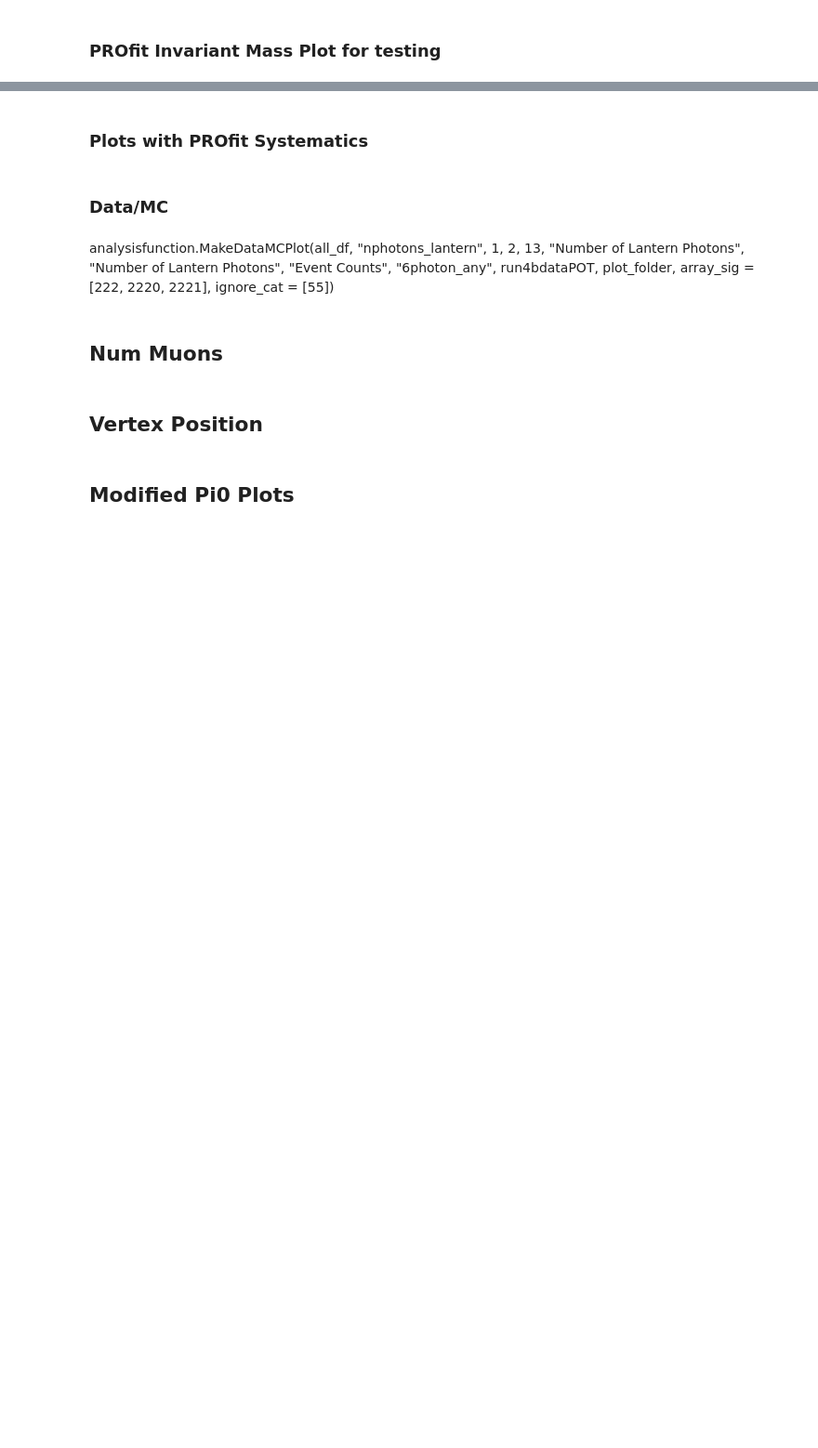
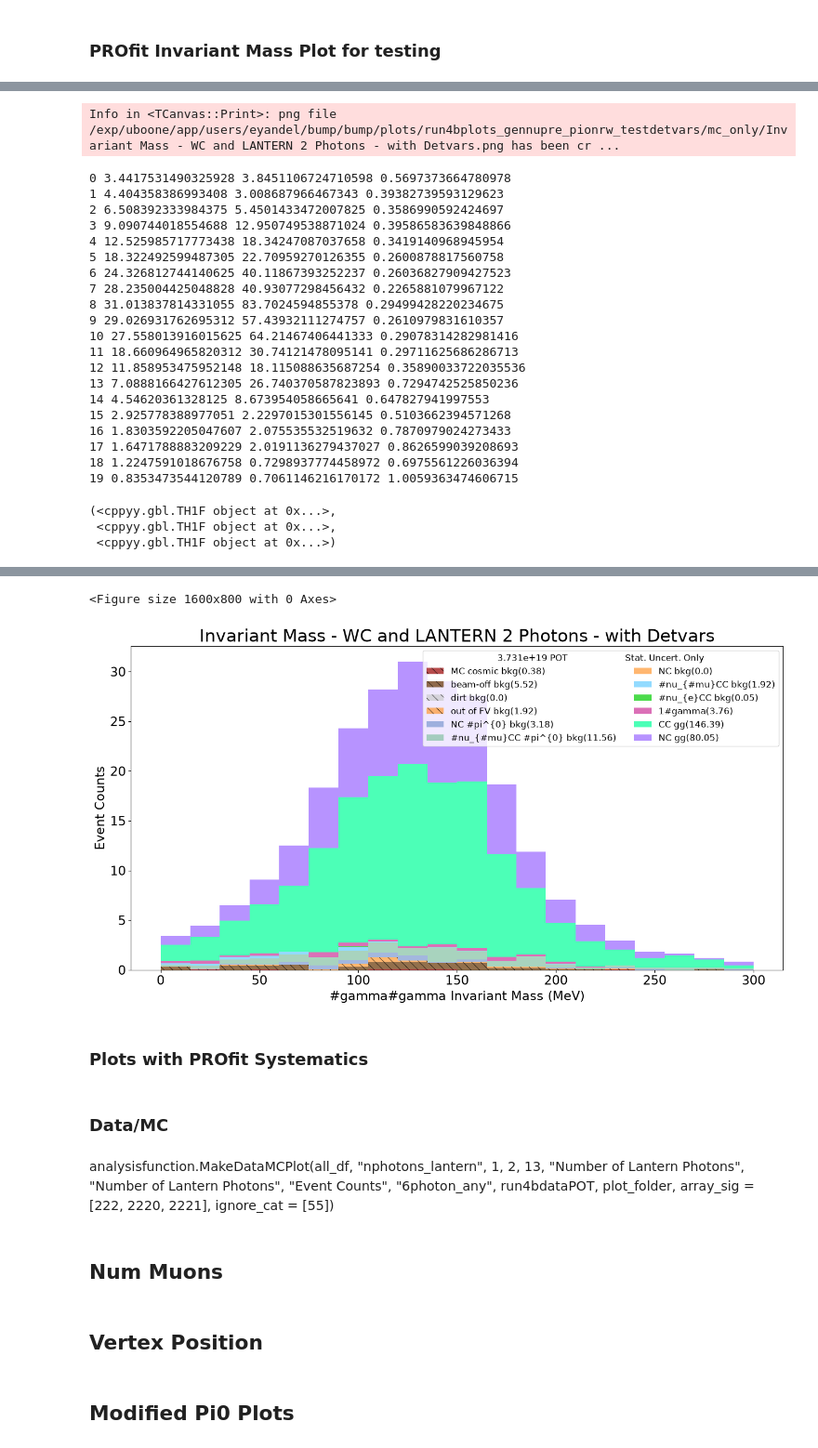
Before and after one commit to eyandel/bump, a Jupyter notebook: notebooks/selection.ipynb, the cells around one changed output, grey strips where cells are left out. Shown at 93% size. Drawn from its saved outputs; the diff is of its cells as text; code cells hidden in the pictures; blank space fills up the shorter version.

Commit message:
got a detvar plot

```diff
--- a/notebooks/selection.ipynb
+++ b/notebooks/selection.ipynb
@@ -2257,4 +2650,5 @@ if "photon_inv_mass" not in all_df.columns:
 # %% [markdown]
 ### PROfit Invariant Mass Plot for testing
 # %%
-analysisfunction.MakeMCPlot(all_df, "photon_inv_mass",15, 0, 300, "Invariant Mass - WC and LANTERN 2 Photons - with Detvars", "#gamma#gamma Invariant Mass (MeV)", "Event Counts", "2photon_wclantern", run4bdataPOT, plot_folder, array_sig = [222, 2220, 2221], gausfit = True, profit=True, include_detvar=True, files=file_dicts, legx1=0.6, legx2=0.95, ignore_cat = [55], remake_profit="v004")
+#analysisfunction.MakeMCPlot(all_df, "photon_inv_mass",15, 0, 300, "Invariant Mass - WC and LANTERN 2 Photons - with Detvars", "#gamma#gamma Invariant Mass (MeV)", "Event Counts", "2photon_wclantern", run4bdataPOT, plot_folder, array_sig = [222, 2220, 2221], gausfit = True, profit=True, include_detvar=True, files=file_dicts, legx1=0.6, legx2=0.95, ignore_cat = [55], remake_profit=False)
+# %% [output]
@@ -2260,0 +2686,24 @@ analysisfunction.MakeMCPlot(all_df, "photon_inv_mass",15, 0, 300, "Invariant Mas
+Info in <TCanvas::Print>: png file /exp/uboone/app/users/eyandel/bump/bump/plots/run4bplots_gennupre_pionrw_testdetvars/mc_only/Invariant Mass - WC and LANTERN 2 Photons - with Detvars.png has been cr ...
+0 3.4417531490325928 3.8451106724710598 0.5697373664780978
+1 4.404358386993408 3.008687966467343 0.39382739593129623
+2 6.508392333984375 5.4501433472007825 0.3586990592424697
+3 9.090744018554688 12.950749538871024 0.39586583639848866
+4 12.525985717773438 18.34247087037658 0.3419140968945954
+5 18.322492599487305 22.70959270126355 0.2600878817560758
+6 24.326812744140625 40.11867393252237 0.26036827909427523
+7 28.235004425048828 40.93077298456432 0.2265881079967122
+8 31.013837814331055 83.7024594855378 0.29499428220234675
+9 29.026931762695312 57.43932111274757 0.2610979831610357
+10 27.558013916015625 64.21467406441333 0.29078314282981416
+11 18.660964965820312 30.74121478095141 0.29711625686286713
+12 11.858953475952148 18.115088635687254 0.35890033722035536
+13 7.0888166427612305 26.740370587823893 0.7294742525850236
+14 4.54620361328125 8.673954058665641 0.647827941997553
+15 2.925778388977051 2.2297015301556145 0.5103662394571268
+16 1.8303592205047607 2.075535532519632 0.7870979024273433
+17 1.6471788883209229 2.0191136279437027 0.8626599039208693
+18 1.2247591018676758 0.7298937774458972 0.6975561226036394
+19 0.8353473544120789 0.7061146216170172 1.0059363474606715
+(<cppyy.gbl.TH1F object at 0x...>,
+ <cppyy.gbl.TH1F object at 0x...>,
+ <cppyy.gbl.TH1F object at 0x...>)
@@ -2261,3 +2711,5 @@ analysisfunction.MakeMCPlot(all_df, "photon_inv_mass",15, 0, 300, "Invariant Mas
+<Figure size 1600x800 with 0 Axes>
+[figure, added]
 # %%
 raise RuntimeError("Stop here for testing.")
 # %%
```
Also changed, not shown: parts of 34 cells of this notebook.
